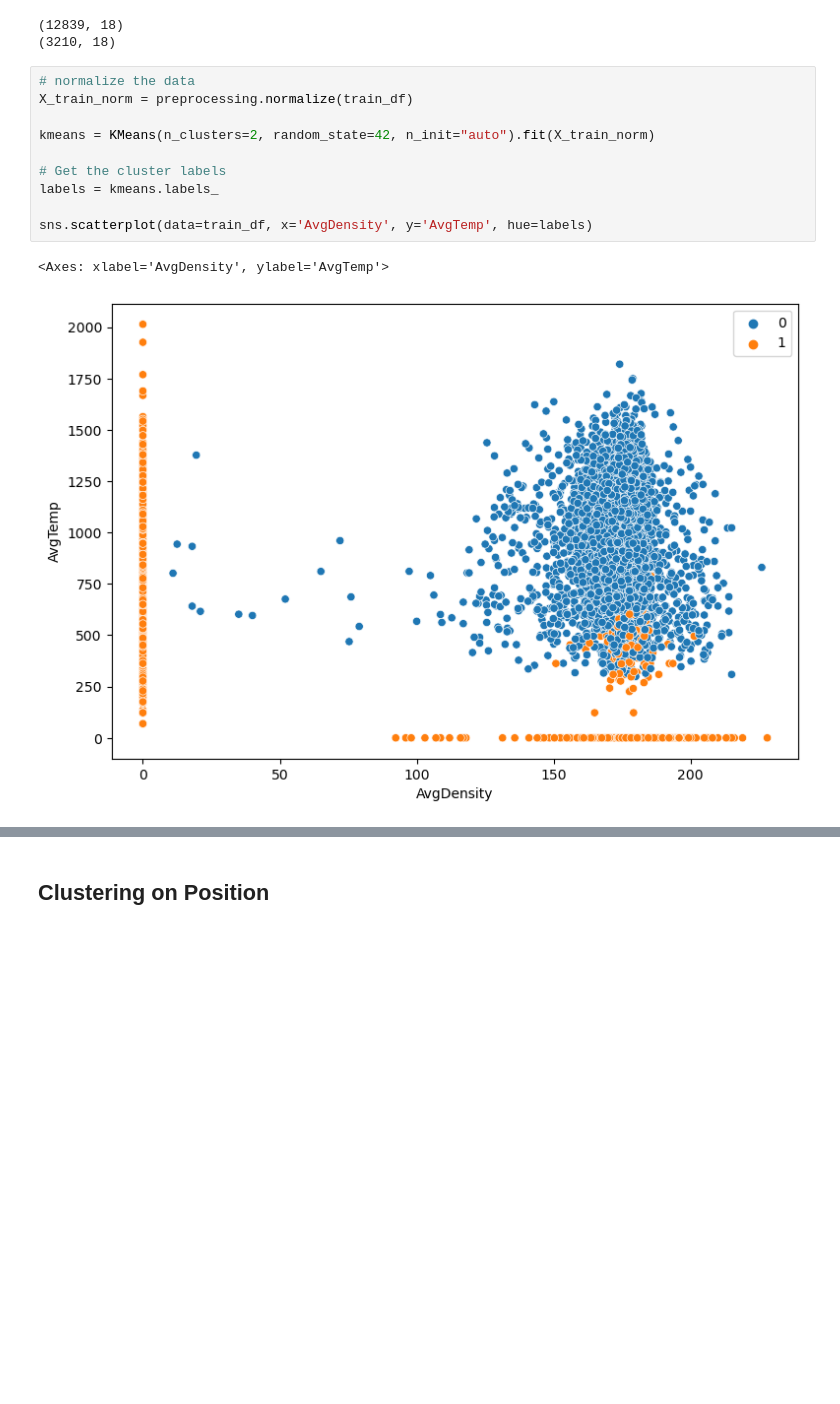
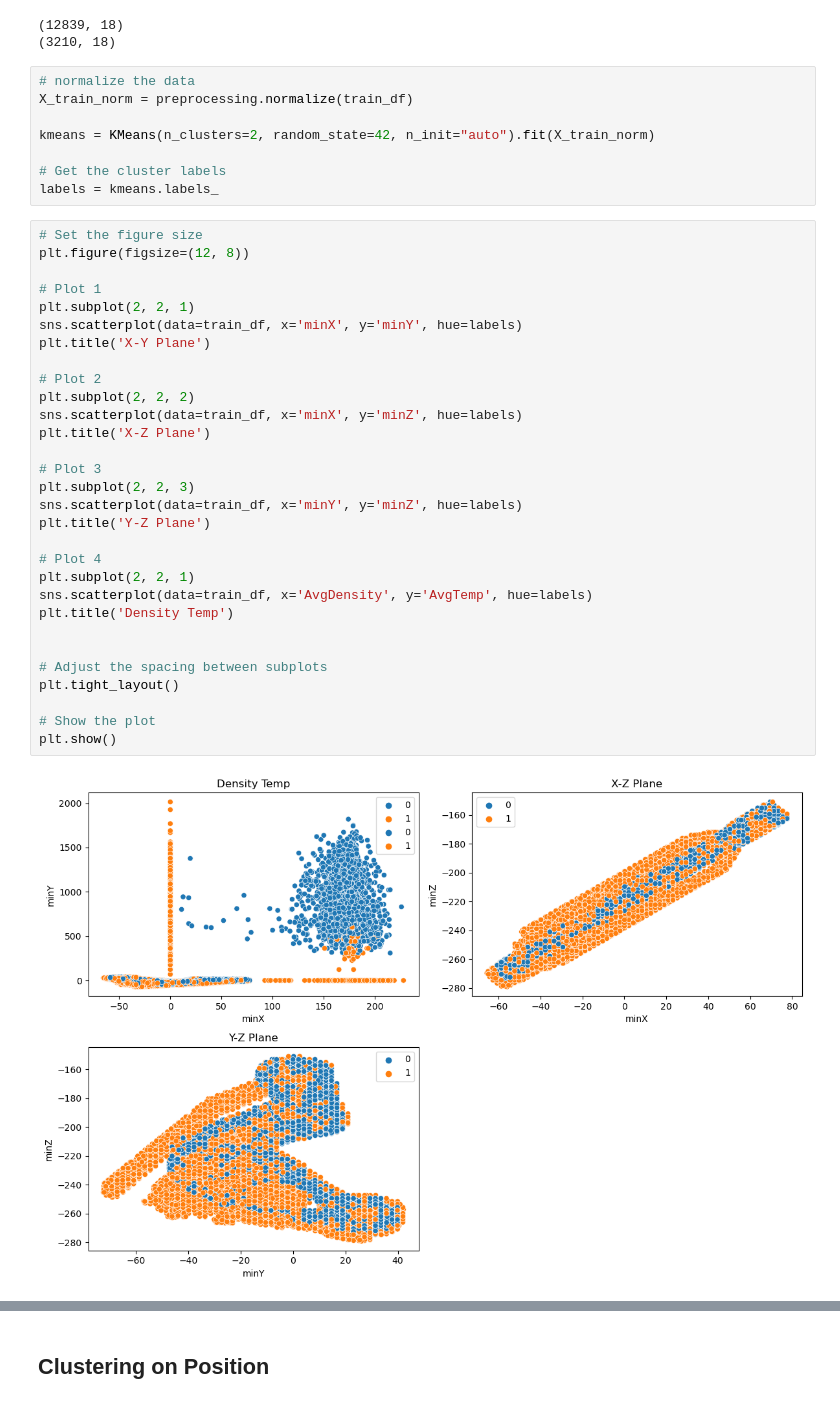
Before and after one commit to msskzx/problem-solvn, a Jupyter notebook: python_solutions/challenges/three-d-printer/three_d_printer.ipynb, the cells around one changed output, grey strips where cells are left out. Cells and saved outputs as stored; diff of their text form; blank space fills up the shorter version.

Commit message:
clustering on pos + density

```diff
--- a/python_solutions/challenges/three-d-printer/three_d_printer.ipynb
+++ b/python_solutions/challenges/three-d-printer/three_d_printer.ipynb
@@ -177,8 +179,35 @@ kmeans = KMeans(n_clusters=2, random_state=42, n_init="auto").fit(X_train_norm)
 
 # Get the cluster labels
 labels = kmeans.labels_
-
-sns.scatterplot(data=train_df, x='AvgDensity', y='AvgTemp', hue=labels)
-# %% [output]
-<Axes: xlabel='AvgDensity', ylabel='AvgTemp'>
-[figure, removed]
+# %%
+# Set the figure size
+plt.figure(figsize=(12, 8))
+
+# Plot 1
+plt.subplot(2, 2, 1)
+sns.scatterplot(data=train_df, x='minX', y='minY', hue=labels)
+plt.title('X-Y Plane')
+
+# Plot 2
+plt.subplot(2, 2, 2)
+sns.scatterplot(data=train_df, x='minX', y='minZ', hue=labels)
+plt.title('X-Z Plane')
+
+# Plot 3
+plt.subplot(2, 2, 3)
+sns.scatterplot(data=train_df, x='minY', y='minZ', hue=labels)
+plt.title('Y-Z Plane')
+
+# Plot 4
+plt.subplot(2, 2, 1)
+sns.scatterplot(data=train_df, x='AvgDensity', y='AvgTemp', hue=labels)
+plt.title('Density Temp')
+
+
+# Adjust the spacing between subplots
+plt.tight_layout()
+
+# Show the plot
+plt.show()
+# %% [output]
+[figure, added]
```
Also changed, not shown: parts of 4 cells of this notebook.
